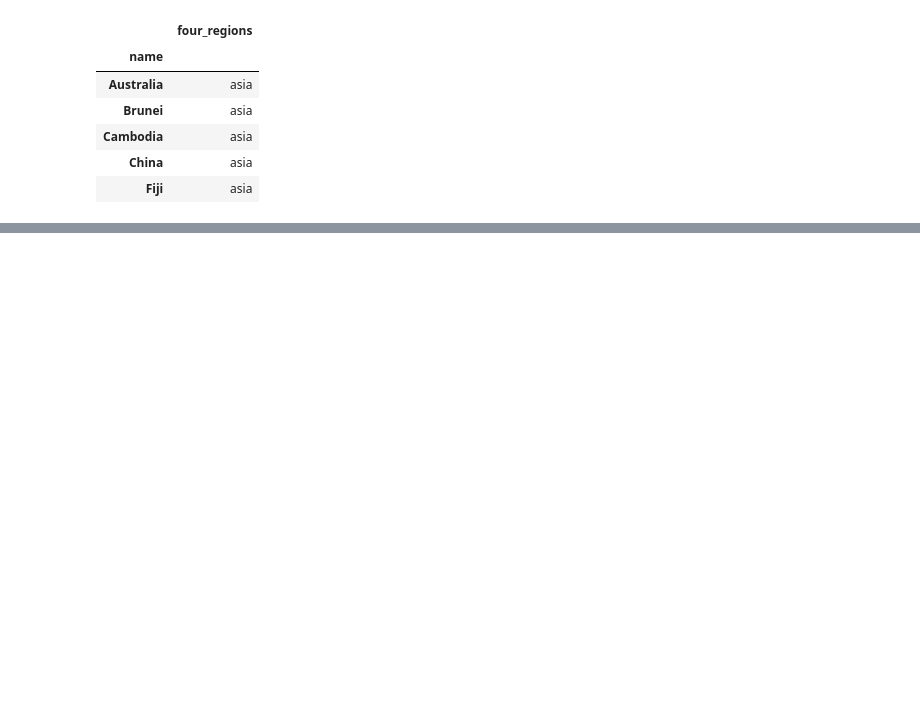
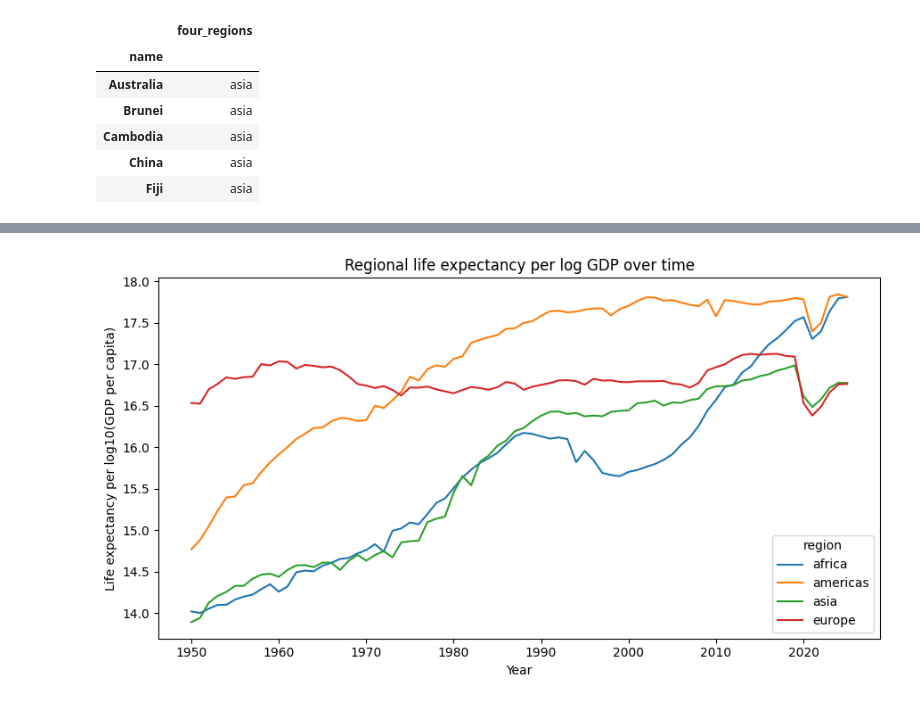
Before and after one commit to matteovhaxt/data-science-report, a Jupyter notebook: question_1/main.ipynb, the cells around one changed output, grey strips where cells are left out. Saved outputs shown, nothing was run; the diff lists cells and outputs as text; code cells hidden in the pictures; blank space fills up the shorter version.

```diff
--- a/question_1/main.ipynb
+++ b/question_1/main.ipynb
@@ -75,0 +113,17 @@ Text(0, 0.5, 'Life exp (2020)')
+# %%
+# derive life expectancy per log GDP
+regional["lex_per_log_gdp"] = regional["lex"] / np.log10(regional["gdp"])
+
+# drop rows with invalid ratios (e.g., non-positive GDP)
+regional = regional.replace([np.inf, -np.inf], np.nan).dropna(subset=["lex_per_log_gdp"])
+# %%
+# plot the per-region trend with decade ticks
+plt.figure(figsize=(9, 5))
+sns.lineplot(data=regional, x="year", y="lex_per_log_gdp", hue="region")
+plt.gca().xaxis.set_major_locator(MultipleLocator(10))
+plt.xlabel("Year")
+plt.ylabel("Life expectancy per log10(GDP per capita)")
+plt.title("Regional life expectancy per log GDP over time")
+plt.tight_layout()
+# %% [output]
+[figure, added]
```
Also changed, not shown: parts of 5 cells of this notebook.
